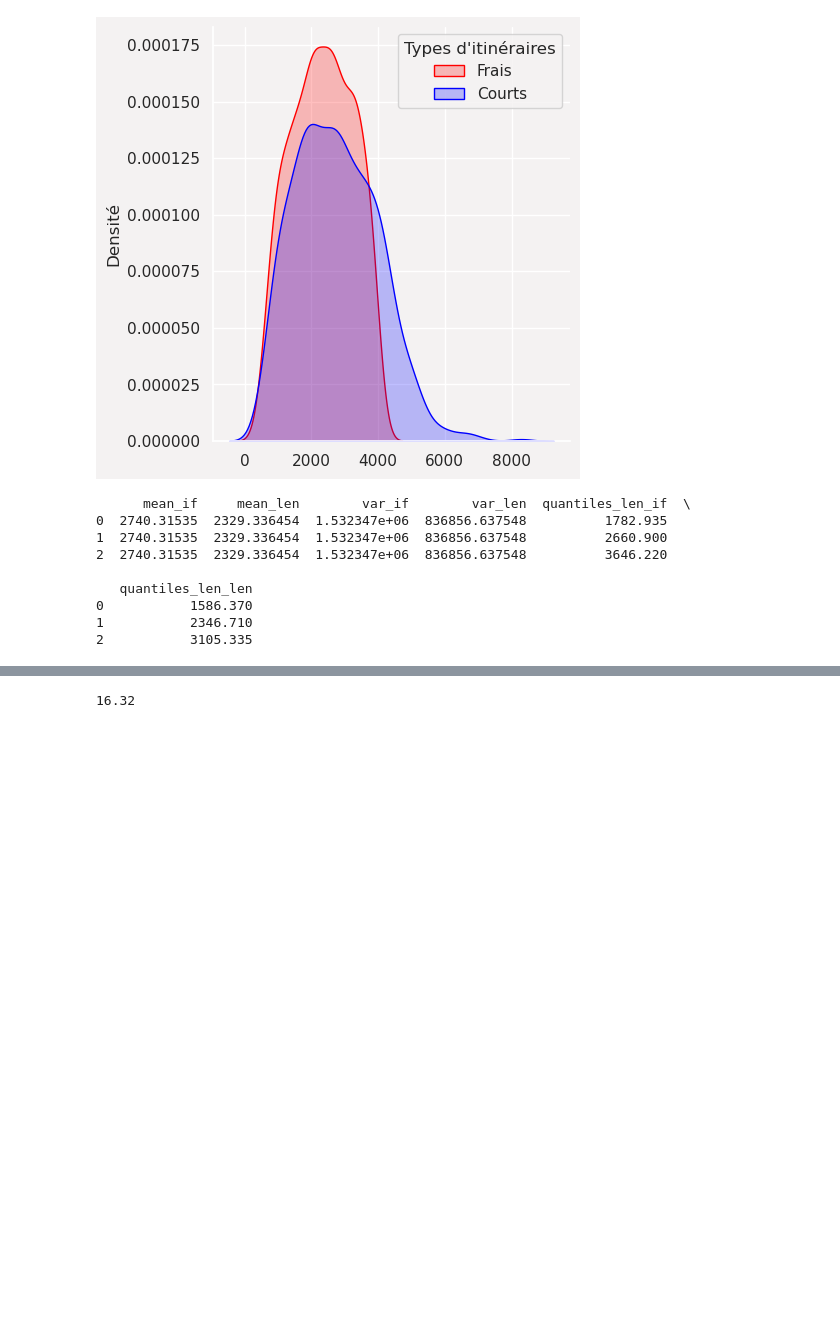
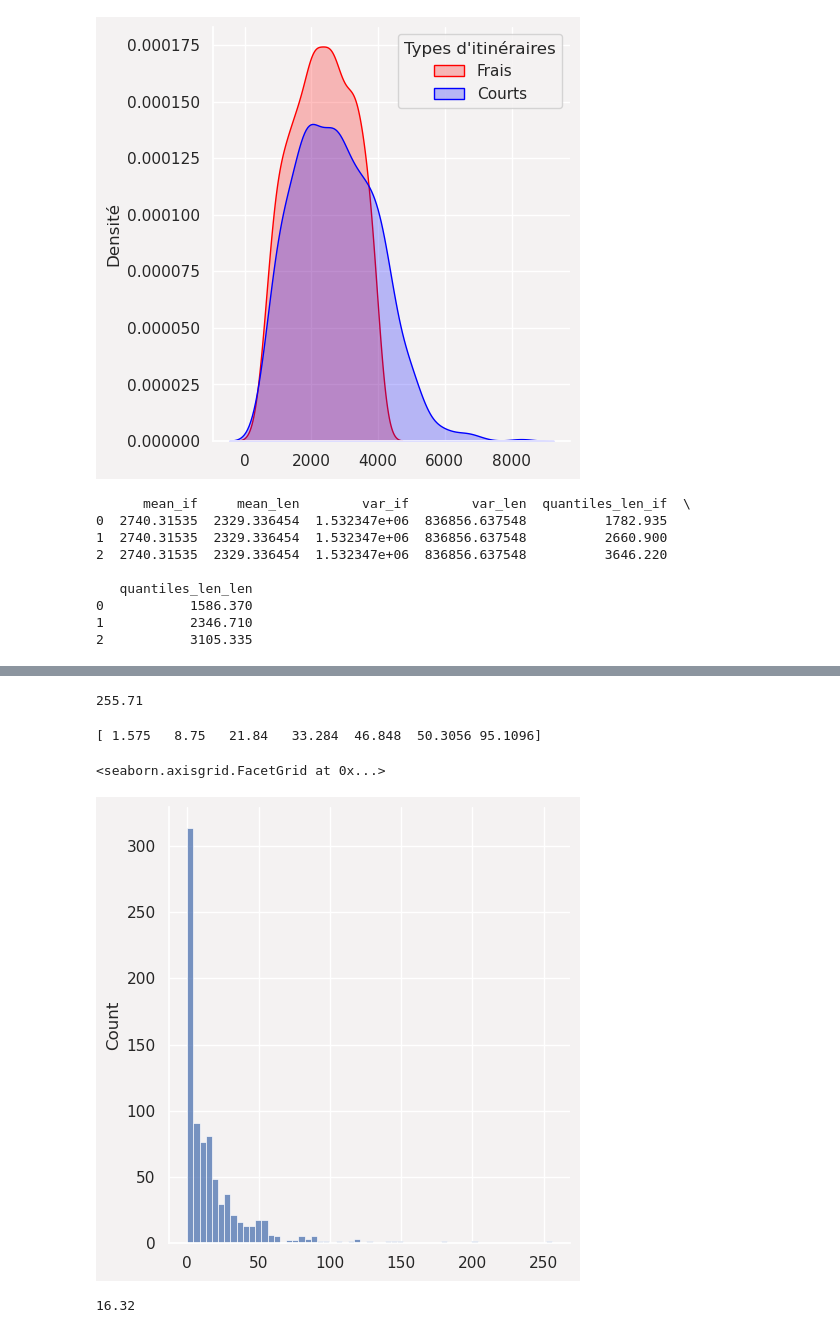
Before and after one commit to datagora-erasme/itineraire_fraicheur, a Jupyter notebook: backend/score_calculation_it/score_analyse_pipeline.ipynb, the cells around one changed output, grey strips where cells are left out. Drawn from its saved outputs; the diff is of its cells as text; code cells hidden in the pictures; blank space fills up the shorter version.

```diff
--- a/backend/score_calculation_it/score_analyse_pipeline.ipynb
+++ b/backend/score_calculation_it/score_analyse_pipeline.ipynb
@@ -680,0 +735,8 @@ print(basic_stats_arbres)
+# %%
+count = 0
+for it in np.array(arbres_if):
+    if(it > 0.22):
+        count+=1
+print(count)
+percent = (count/len(arbres_if)*100)
+print(percent)
@@ -727,3 +802,5 @@ print(basic_stats_len)
 0           1586.370
 1           2346.710
 2           3105.335
+# %%
+if_it = data_set_prop_csv_P0_01O0_01At0_01Ar10C0_01E0_01Ca0_01[data_set_prop_csv_P0_01O0_01At0_01Ar10C0_01E0_01Ca0_01["type"] == "IF"]["total_length"]
@@ -729,0 +837,12 @@ print(basic_stats_len)
+# %%
+len_it = data_set_prop_csv_P0_01O0_01At0_01Ar10C0_01E0_01Ca0_01[data_set_prop_csv_P0_01O0_01At0_01Ar10C0_01E0_01Ca0_01["type"] == "LEN"]["total_length"]
+# %%
+all_percent_diff = []
+for i, l in zip(if_it, len_it):
+    print(i)
+    percent = round(((i - l)/(l))*100, 2)
+    print(f"dist if : {i}\n dist len : {l}\n percent diff : {percent}")
+    all_percent_diff.append(percent)
+
+mean_percent_diff = np.mean(all_percent_diff)
+print(f"final mean : {mean_percent_diff}")
@@ -730,3 +867,16 @@ print(basic_stats_len)
+# %%
+np.max(all_percent_diff)
+# %% [output]
+255.71
+# %%
+print(np.quantile(all_percent_diff, q=[0.25, 0.5, 0.75, 0.85, 0.9, 0.92, 0.985]))
+# %% [output]
+[ 1.575   8.75   21.84   33.284  46.848  50.3056 95.1096]
+# %%
+sns.displot(all_percent_diff)
+# %% [output]
+<seaborn.axisgrid.FacetGrid at 0x...>
+[figure, added]
 # %%
 huge_if_len = len_if[len_if > 4000]
 print(round((len(huge_if_len)/len(len_if))*100,2))
```
Also changed, not shown: parts of 70 cells of this notebook, 5 other files.
